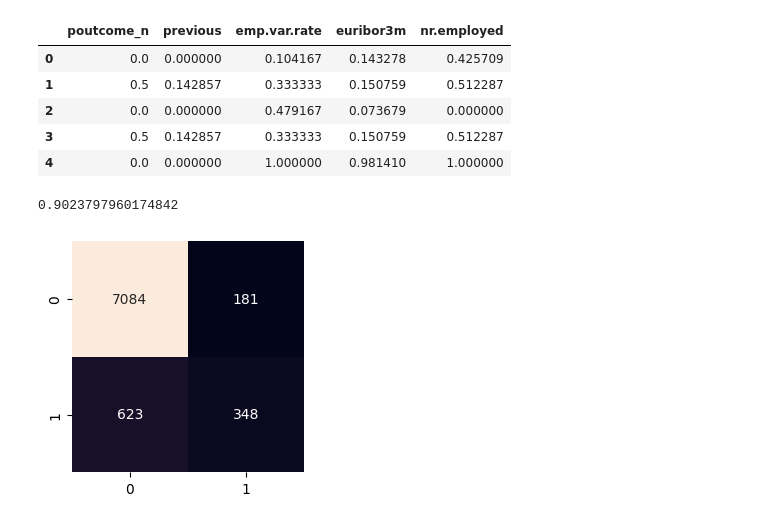
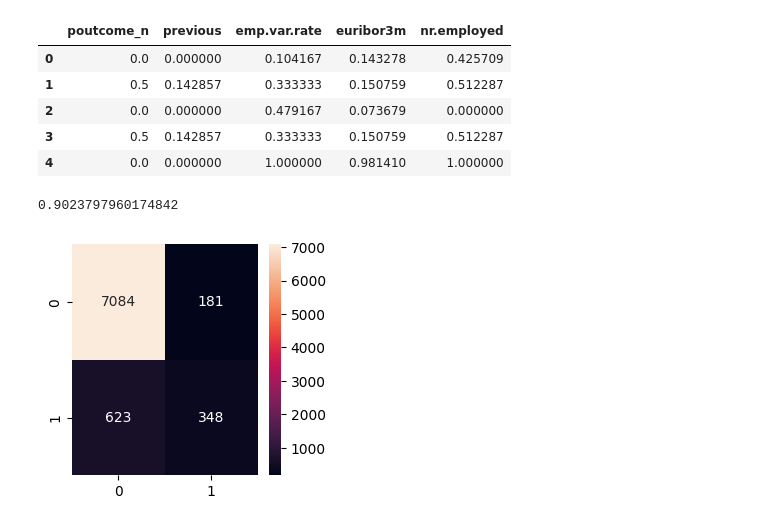
Before and after one commit to pdeleonsoria/Logistic-regg, a Jupyter notebook: src/explore.ipynb, the cells around one changed output. Saved outputs shown, nothing was run; the diff lists cells and outputs as text; code cells hidden in the pictures.

```diff
--- a/src/explore.ipynb
+++ b/src/explore.ipynb
@@ -126,23 +127,24 @@ X_test_sel.head()
 # %%
 #REGRESIÓN LOGÍSTICA
 
 model = LogisticRegression()
 model.fit(X_train, y_train)
 
 y_pred = model.predict(X_test)
 print(accuracy_score(y_test, y_pred))
 
 
 
 matriz = confusion_matrix(y_test, y_pred)
 cm_df = pd.DataFrame(matriz)
 
 plt.figure(figsize = (3, 3))
-sns.heatmap(cm_df, annot=True, fmt="d", cbar=False)
+sns.heatmap(cm_df, annot=True, fmt="d")
 plt.show()
 
 #La matriz de confusión muestra que el modelo tiene una gran sensibilidad pero no es muy preciso
 #La score sale a 0.90, una puntución tan alta puede indicr que el modelo puede tener overfitting por lo que hay que optimizarlo ajustando la C
+#Las predicciones que arrojaría este modelo sin optimizar serían demasiado optimistas, ya que la tendencia es al yes.
 # %% [output]
 0.9023797960174842
-[figure, old version]
+[figure, new version]
```
Also changed, not shown: parts of 5 cells of this notebook, 1 other file.
